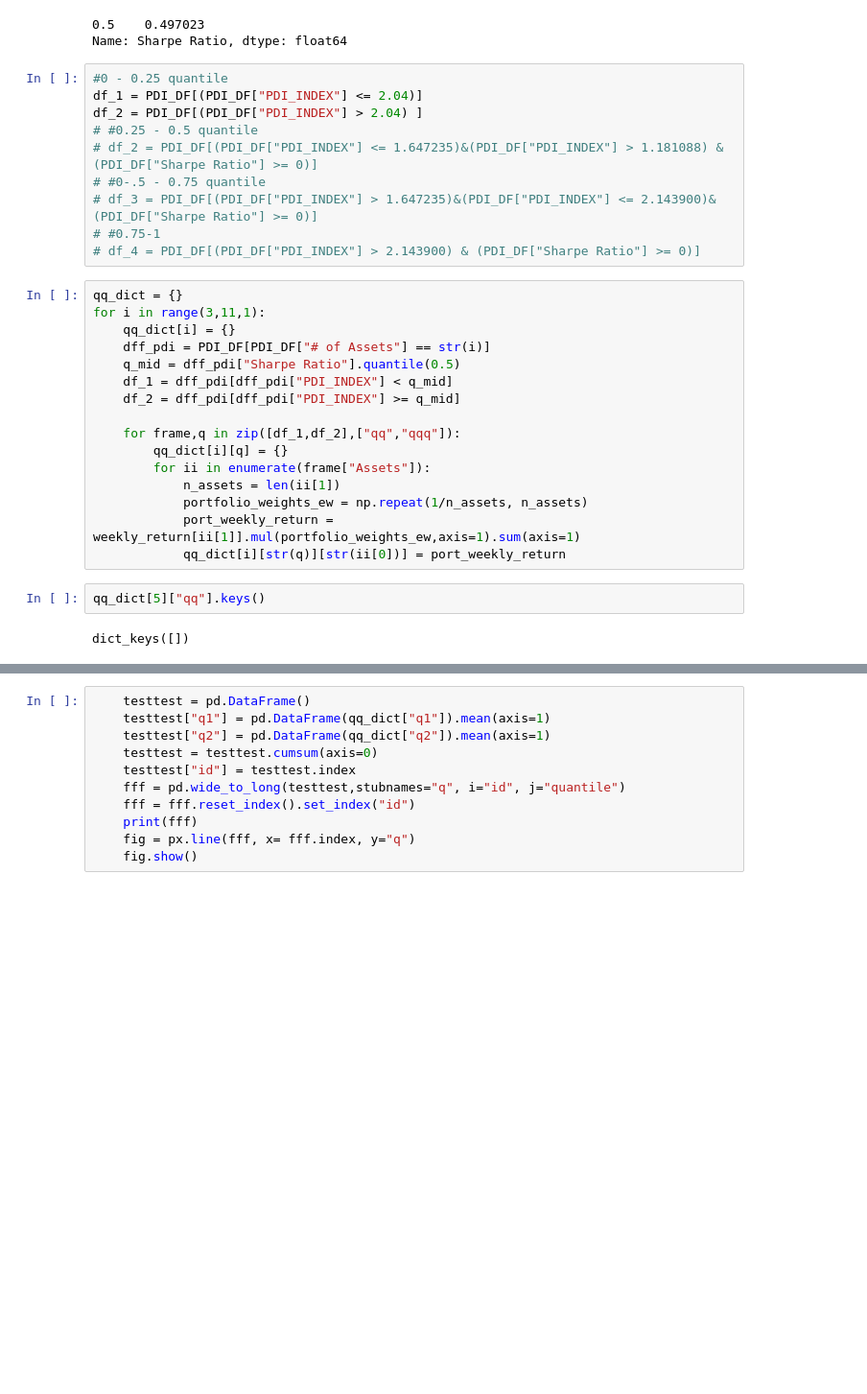
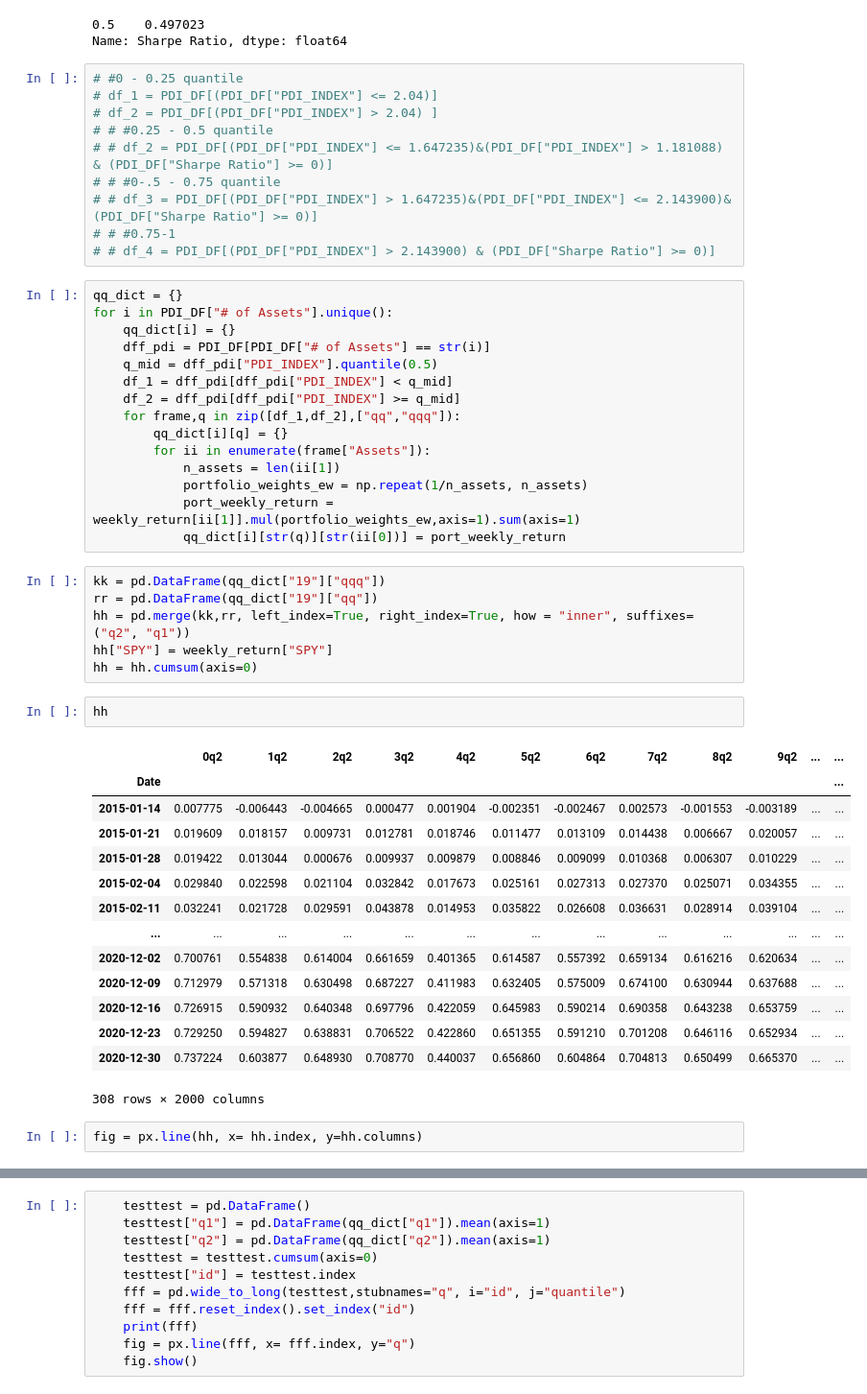
Before and after one commit to alexandgg/Streamlit-app, a Jupyter notebook: etf.ipynb, the cells around one changed output, grey strips where cells are left out. Shown at 96% size. Cells and saved outputs as stored; diff of their text form; blank space fills up the shorter version.

```diff
--- a/etf.ipynb
+++ b/etf.ipynb
@@ -164,24 +168,23 @@ PDI_DF["Sharpe Ratio"].quantile([0.5])
 0.5    0.497023
 Name: Sharpe Ratio, dtype: float64
 # %%
-#0 - 0.25 quantile
-df_1 = PDI_DF[(PDI_DF["PDI_INDEX"] <= 2.04)]
-df_2 = PDI_DF[(PDI_DF["PDI_INDEX"] > 2.04) ]
-# #0.25 - 0.5 quantile
-# df_2 = PDI_DF[(PDI_DF["PDI_INDEX"] <= 1.647235)&(PDI_DF["PDI_INDEX"] > 1.181088) & (PDI_DF["Sharpe Ratio"] >= 0)]
-# #0-.5 - 0.75 quantile
-# df_3 = PDI_DF[(PDI_DF["PDI_INDEX"] > 1.647235)&(PDI_DF["PDI_INDEX"] <= 2.143900)& (PDI_DF["Sharpe Ratio"] >= 0)]
-# #0.75-1
-# df_4 = PDI_DF[(PDI_DF["PDI_INDEX"] > 2.143900) & (PDI_DF["Sharpe Ratio"] >= 0)]
+# #0 - 0.25 quantile
+# df_1 = PDI_DF[(PDI_DF["PDI_INDEX"] <= 2.04)]
+# df_2 = PDI_DF[(PDI_DF["PDI_INDEX"] > 2.04) ]
+# # #0.25 - 0.5 quantile
+# # df_2 = PDI_DF[(PDI_DF["PDI_INDEX"] <= 1.647235)&(PDI_DF["PDI_INDEX"] > 1.181088) & (PDI_DF["Sharpe Ratio"] >= 0)]
+# # #0-.5 - 0.75 quantile
+# # df_3 = PDI_DF[(PDI_DF["PDI_INDEX"] > 1.647235)&(PDI_DF["PDI_INDEX"] <= 2.143900)& (PDI_DF["Sharpe Ratio"] >= 0)]
+# # #0.75-1
+# # df_4 = PDI_DF[(PDI_DF["PDI_INDEX"] > 2.143900) & (PDI_DF["Sharpe Ratio"] >= 0)]
 # %%
 qq_dict = {}
-for i in range(3,11,1):
+for i in PDI_DF["# of Assets"].unique():
     qq_dict[i] = {}
     dff_pdi = PDI_DF[PDI_DF["# of Assets"] == str(i)]
-    q_mid = dff_pdi["Sharpe Ratio"].quantile(0.5)
+    q_mid = dff_pdi["PDI_INDEX"].quantile(0.5)
     df_1 = dff_pdi[dff_pdi["PDI_INDEX"] < q_mid]
     df_2 = dff_pdi[dff_pdi["PDI_INDEX"] >= q_mid]
-
     for frame,q in zip([df_1,df_2],["qq","qqq"]):
         qq_dict[i][q] = {}
         for ii in enumerate(frame["Assets"]):
@@ -189,7 +192,28 @@ for i in range(3,11,1):
             portfolio_weights_ew = np.repeat(1/n_assets, n_assets)
             port_weekly_return = weekly_return[ii[1]].mul(portfolio_weights_ew,axis=1).sum(axis=1)
             qq_dict[i][str(q)][str(ii[0])] = port_weekly_return
-# %%
-qq_dict[5]["qq"].keys()
-# %% [output]
-dict_keys([])
+# %%
+kk = pd.DataFrame(qq_dict["19"]["qqq"])
+rr = pd.DataFrame(qq_dict["19"]["qq"])
+hh = pd.merge(kk,rr, left_index=True, right_index=True, how = "inner", suffixes=("q2", "q1"))
+hh["SPY"] = weekly_return["SPY"]
+hh = hh.cumsum(axis=0)
+# %%
+hh
+# %% [output]
+|  | 0q2 | 1q2 | 2q2 | 3q2 | 4q2 | 5q2 | 6q2 | 7q2 | 8q2 | 9q2 | ... | ... |
+| Date |  |  |  |  |  |  |  |  |  |  |  | ... |
+| 2015-01-14 | 0.007775 | -0.006443 | -0.004665 | 0.000477 | 0.001904 | -0.002351 | -0.002467 | 0.002573 | -0.001553 | -0.003189 | ... | ... |
+| 2015-01-21 | 0.019609 | 0.018157 | 0.009731 | 0.012781 | 0.018746 | 0.011477 | 0.013109 | 0.014438 | 0.006667 | 0.020057 | ... | ... |
+| 2015-01-28 | 0.019422 | 0.013044 | 0.000676 | 0.009937 | 0.009879 | 0.008846 | 0.009099 | 0.010368 | 0.006307 | 0.010229 | ... | ... |
+| 2015-02-04 | 0.029840 | 0.022598 | 0.021104 | 0.032842 | 0.017673 | 0.025161 | 0.027313 | 0.027370 | 0.025071 | 0.034355 | ... | ... |
+| 2015-02-11 | 0.032241 | 0.021728 | 0.029591 | 0.043878 | 0.014953 | 0.035822 | 0.026608 | 0.036631 | 0.028914 | 0.039104 | ... | ... |
+| ... | ... | ... | ... | ... | ... | ... | ... | ... | ... | ... | ... | ... |
+| 2020-12-02 | 0.700761 | 0.554838 | 0.614004 | 0.661659 | 0.401365 | 0.614587 | 0.557392 | 0.659134 | 0.616216 | 0.620634 | ... | ... |
+| 2020-12-09 | 0.712979 | 0.571318 | 0.630498 | 0.687227 | 0.411983 | 0.632405 | 0.575009 | 0.674100 | 0.630944 | 0.637688 | ... | ... |
+| 2020-12-16 | 0.726915 | 0.590932 | 0.640348 | 0.697796 | 0.422059 | 0.645983 | 0.590214 | 0.690358 | 0.643238 | 0.653759 | ... | ... |
+| 2020-12-23 | 0.729250 | 0.594827 | 0.638831 | 0.706522 | 0.422860 | 0.651355 | 0.591210 | 0.701208 | 0.646116 | 0.652934 | ... | ... |
+| 2020-12-30 | 0.737224 | 0.603877 | 0.648930 | 0.708770 | 0.440037 | 0.656860 | 0.604864 | 0.704813 | 0.650499 | 0.665370 | ... | ... |
+308 rows × 2000 columns
+# %%
+fig = px.line(hh, x= hh.index, y=hh.columns)
```
Also changed, not shown: parts of 22 cells of this notebook.
